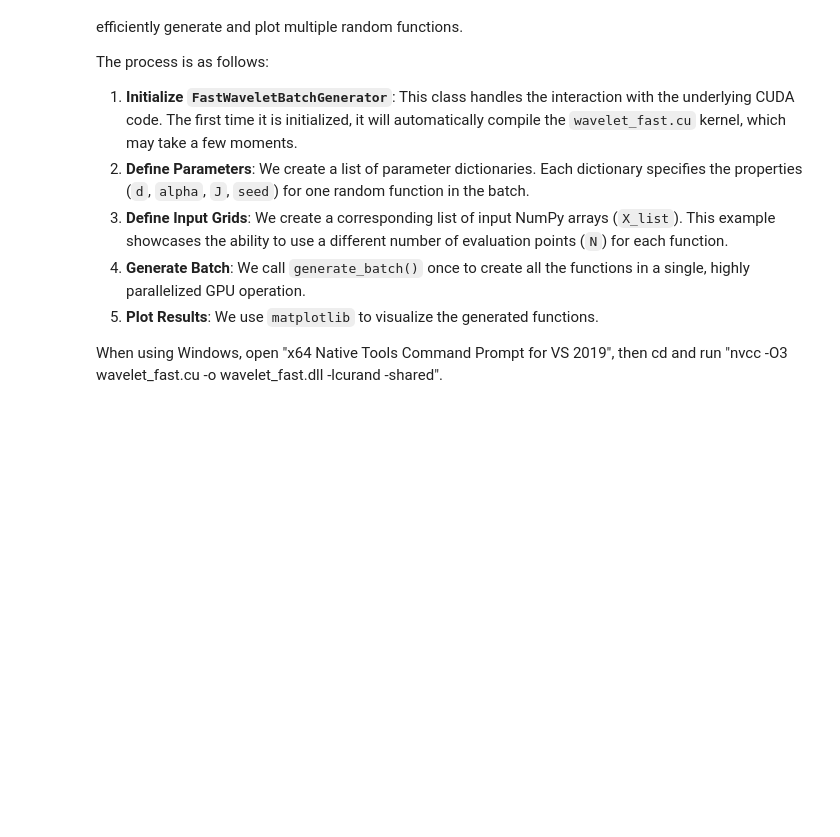
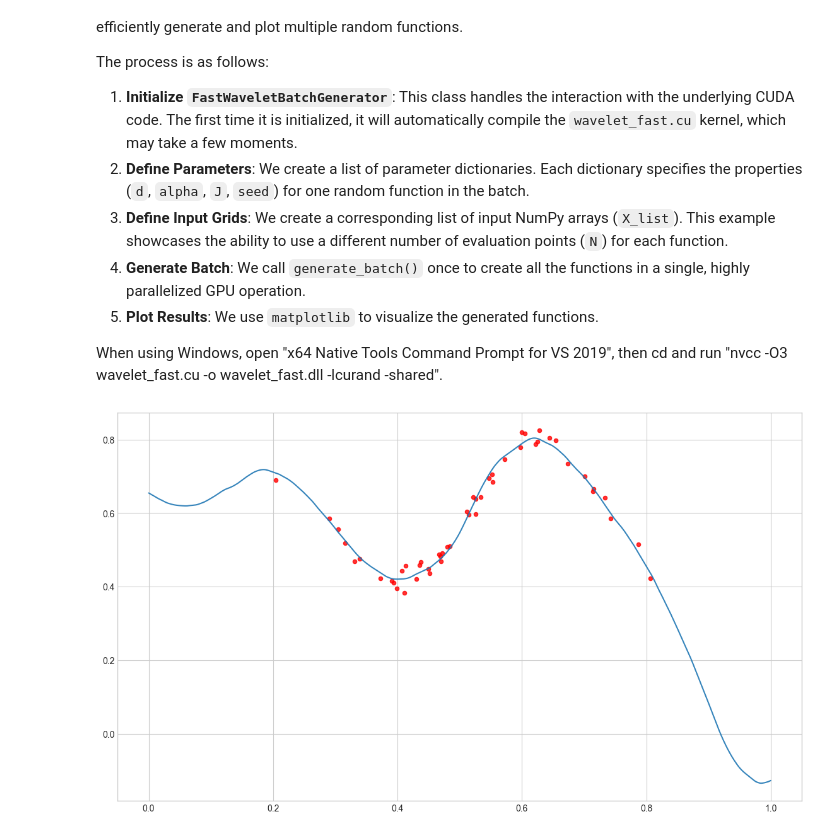
Before and after one commit to tianyima2000/Adaptive_ICL, a Jupyter notebook: plot.ipynb, the cells around one changed output. Saved outputs shown, nothing was run; the diff lists cells and outputs as text; code cells hidden in the pictures; blank space fills up the shorter version.

```diff
--- a/plot.ipynb
+++ b/plot.ipynb
@@ -26,3 +53,29 @@ from random_besov import FastWaveletBatchGenerator
+# %%
+n = 50
+X = sample_unit_ball(n, 10)
+X = random_project(X, 1)
+X = np.concatenate((X, np.linspace(0, 1, 4096).reshape(-1, 1)), axis=0)
+
+params = {'d': 1, 'alpha': 2, 'J': 10, 'C0': 1}
+generator = FastWaveletBatchGenerator(wavelet='db6', cascade_level=8)
+Y = generator.generate_batch([X], params)
+generator.cleanup()
+Y = Y[0]
+
+Y[0:n] = Y[0:n] + np.random.normal(scale=0.02, size=Y[0:n].shape)
+x_obs = X[:n].flatten()
+y_obs = Y[:n]
+x_grid = X[n:,].flatten()
+y_grid = Y[n:,]
+
+fig, ax = plt.subplots(figsize=(14, 8))
+ax.plot(x_grid, y_grid, alpha=0.9)
+ax.scatter(x_obs, y_obs, color="red", s=20, alpha=0.8)
+
+ax.grid(True)
+plt.show()
+# %% [output]
+[figure, added]
 # %%
 # Define parameters for a batch of 4 functions
 params = {'d': 1, 'alpha': 1, 'J': 12, 'C0': 1.0}
```
Also changed, not shown: parts of 5 cells of this notebook, 1 other file.
